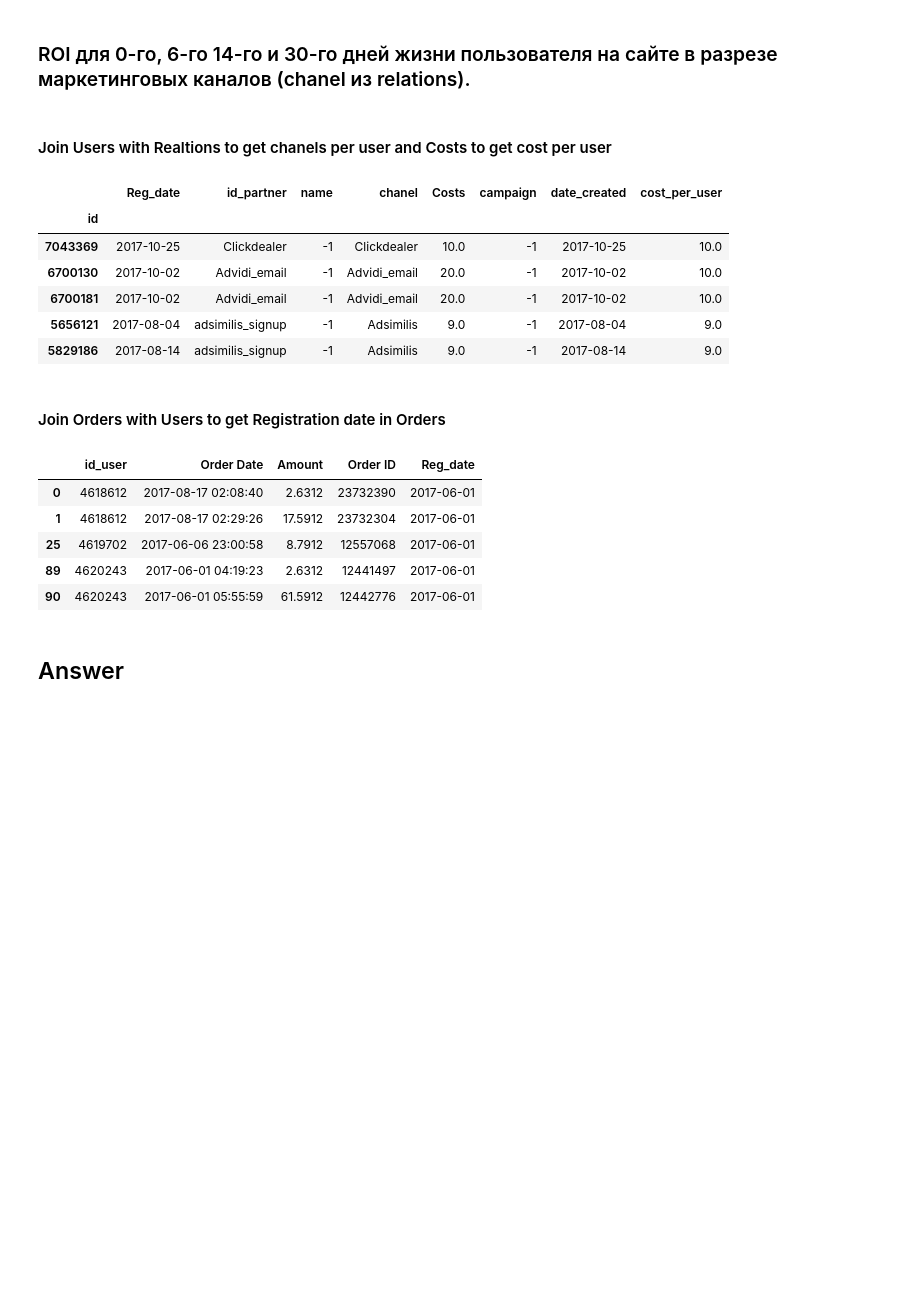
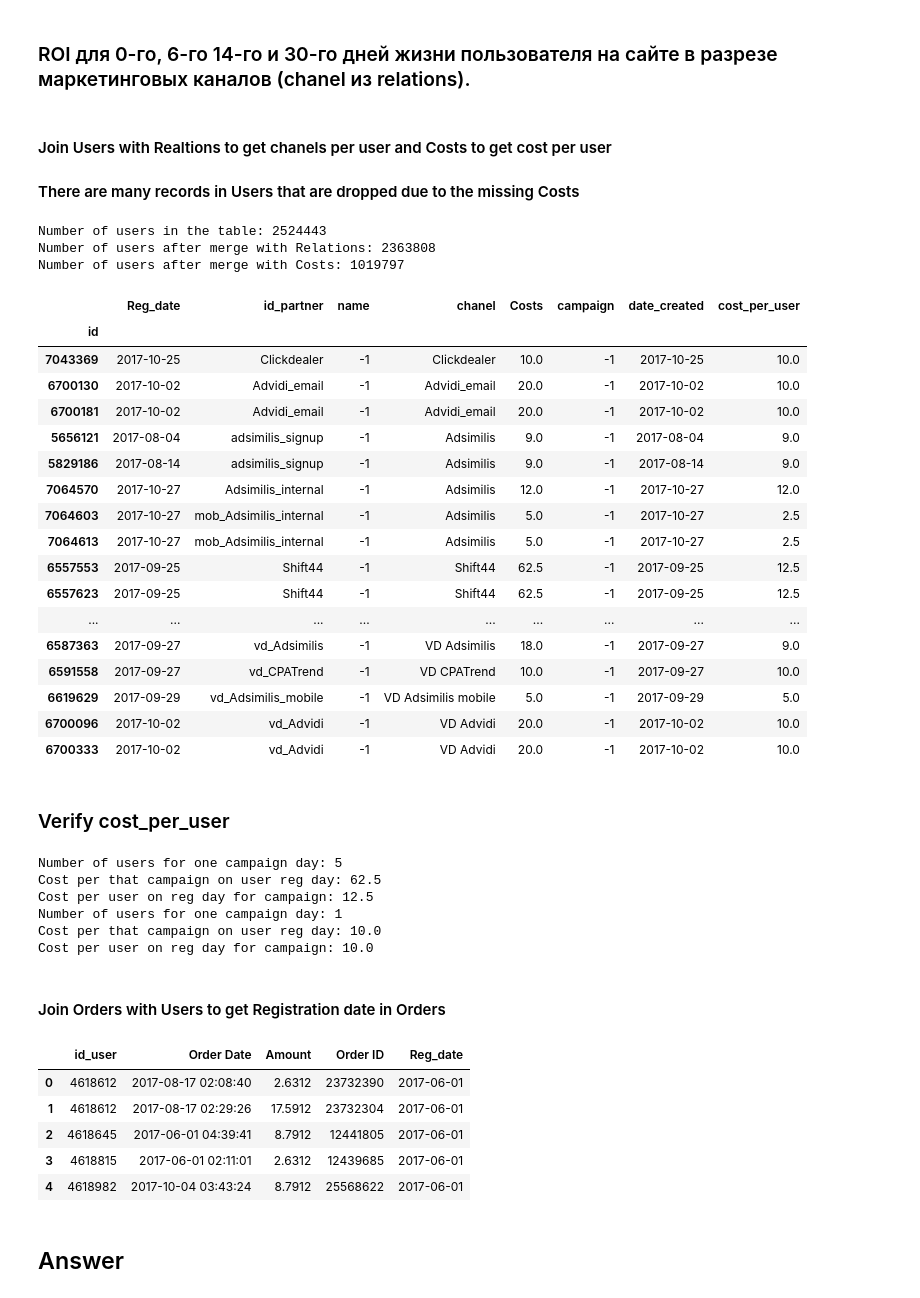
Before and after one commit to 3v1l91l/dss1, a Jupyter notebook: solution_1.ipynb, the cells around one changed output. Saved outputs shown, nothing was run; the diff lists cells and outputs as text; code cells hidden in the pictures; blank space fills up the shorter version.

```diff
--- a/solution_1.ipynb
+++ b/solution_1.ipynb
@@ -14,23 +14,70 @@ users_df, costs_df, relations_df, visits_df, orders_df = load_data()
 ### ROI для 0-го, 6-го 14-го и 30-го дней жизни пользователя на сайте в разрезе маркетинговых каналов (chanel из relations).
 # %% [markdown]
 #### Join Users with Realtions to get chanels per user and Costs to get cost per user
+#### There are many records in Users that are dropped due to the missing Costs
 # %%
-users_df = users_df.merge(relations_df, how='left', on=['name', 'id_partner'])
-users_df = users_df.merge(costs_df, how='inner', left_on=['name', 'id_partner', 'Reg_date'],
+print('Number of users in the table: {}'.format(len(users_df)))
+users_df = users_df.merge(relations_df, how='inner', on=['name', 'id_partner'])
+print('Number of users after merge with Relations: {}'.format(len(users_df)))
+
+users_costs_df = users_df.merge(costs_df, how='inner', left_on=['name', 'id_partner', 'Reg_date'],
                                         right_on=['campaign', 'id_partner', 'date_created'])
+print('Number of users after merge with Costs: {}'.format(len(users_costs_df)))
 users_df.set_index('id', inplace=True)
+users_costs_df.set_index('id', inplace=True)
+# %% [output]
+Number of users in the table: 2524443
+Number of users after merge with Relations: 2363808
+Number of users after merge with Costs: 1019797
 # %%
-users_df['cost_per_user'] = users_df.groupby(['name', 'id_partner', 'Reg_date'])['Costs'].transform(
-    lambda x: np.array(x)[0]/len(x))
-users_df.head()
+users_costs_df['cost_per_user'] = users_costs_df.groupby(['name', 'id_partner', 'Reg_date'])['Costs'].transform(lambda x: np.array(x)[0]/len(x))
+users_costs_df.head(20)
 # %% [output]
 |  | Reg_date | id_partner | name | chanel | Costs | campaign | date_created | cost_per_user |
 | id |  |  |  |  |  |  |  |  |
 | 7043369 | 2017-10-25 | Clickdealer | -1 | Clickdealer | 10.0 | -1 | 2017-10-25 | 10.0 |
 | 6700130 | 2017-10-02 | Advidi_email | -1 | Advidi_email | 20.0 | -1 | 2017-10-02 | 10.0 |
 | 6700181 | 2017-10-02 | Advidi_email | -1 | Advidi_email | 20.0 | -1 | 2017-10-02 | 10.0 |
 | 5656121 | 2017-08-04 | adsimilis_signup | -1 | Adsimilis | 9.0 | -1 | 2017-08-04 | 9.0 |
 | 5829186 | 2017-08-14 | adsimilis_signup | -1 | Adsimilis | 9.0 | -1 | 2017-08-14 | 9.0 |
+| 7064570 | 2017-10-27 | Adsimilis_internal | -1 | Adsimilis | 12.0 | -1 | 2017-10-27 | 12.0 |
+| 7064603 | 2017-10-27 | mob_Adsimilis_internal | -1 | Adsimilis | 5.0 | -1 | 2017-10-27 | 2.5 |
+| 7064613 | 2017-10-27 | mob_Adsimilis_internal | -1 | Adsimilis | 5.0 | -1 | 2017-10-27 | 2.5 |
+| 6557553 | 2017-09-25 | Shift44 | -1 | Shift44 | 62.5 | -1 | 2017-09-25 | 12.5 |
+| 6557623 | 2017-09-25 | Shift44 | -1 | Shift44 | 62.5 | -1 | 2017-09-25 | 12.5 |
+| ... | ... | ... | ... | ... | ... | ... | ... | ... |
+| 6587363 | 2017-09-27 | vd_Adsimilis | -1 | VD Adsimilis | 18.0 | -1 | 2017-09-27 | 9.0 |
+| 6591558 | 2017-09-27 | vd_CPATrend | -1 | VD CPATrend | 10.0 | -1 | 2017-09-27 | 10.0 |
+| 6619629 | 2017-09-29 | vd_Adsimilis_mobile | -1 | VD Adsimilis mobile | 5.0 | -1 | 2017-09-29 | 5.0 |
+| 6700096 | 2017-10-02 | vd_Advidi | -1 | VD Advidi | 20.0 | -1 | 2017-10-02 | 10.0 |
+| 6700333 | 2017-10-02 | vd_Advidi | -1 | VD Advidi | 20.0 | -1 | 2017-10-02 | 10.0 |
+# %% [markdown]
+### Verify cost_per_user
+# %%
+regdate = np.datetime64('2017-09-25')
+id_partner = 'Shift44'
+name = '-1'
+def verify_cost_per_day(regdate, id_partner, name):
+    num_of_users_one_day_one_campaign = len(users_costs_df[(users_costs_df['Reg_date'] == regdate) &
+            (users_costs_df['id_partner'] == id_partner) &
+            (users_costs_df['name'] == name)])
+    print('Number of users for one campaign day: {}'.format(num_of_users_one_day_one_campaign))
+    cost_for_one_day_that_campaign = costs_df[(costs_df['date_created'] == regdate)
+                                              & (costs_df['id_partner'] == id_partner) &
+                                              (costs_df['campaign'] == name)]['Costs'].values[0]
+    print('Cost per that campaign on user reg day: {}'.format(cost_for_one_day_that_campaign))
+    cost_per_user_that_campaign = cost_for_one_day_that_campaign / num_of_users_one_day_one_campaign
+    print('Cost per user on reg day for campaign: {}'.format(cost_per_user_that_campaign))
+
+verify_cost_per_day(np.datetime64('2017-09-25'), 'Shift44', '-1')
+verify_cost_per_day(np.datetime64('2017-10-25'), 'Clickdealer', '-1')
+# %% [output]
+Number of users for one campaign day: 5
+Cost per that campaign on user reg day: 62.5
+Cost per user on reg day for campaign: 12.5
+Number of users for one campaign day: 1
+Cost per that campaign on user reg day: 10.0
+Cost per user on reg day for campaign: 10.0
 # %% [markdown]
 #### Join Orders with Users to get Registration date in Orders
 # %%
@@ -40,9 +87,9 @@ orders_df.head()
 |  | id_user | Order Date | Amount | Order ID | Reg_date |
 | 0 | 4618612 | 2017-08-17 02:08:40 | 2.6312 | 23732390 | 2017-06-01 |
 | 1 | 4618612 | 2017-08-17 02:29:26 | 17.5912 | 23732304 | 2017-06-01 |
-| 25 | 4619702 | 2017-06-06 23:00:58 | 8.7912 | 12557068 | 2017-06-01 |
-| 89 | 4620243 | 2017-06-01 04:19:23 | 2.6312 | 12441497 | 2017-06-01 |
-| 90 | 4620243 | 2017-06-01 05:55:59 | 61.5912 | 12442776 | 2017-06-01 |
+| 2 | 4618645 | 2017-06-01 04:39:41 | 8.7912 | 12441805 | 2017-06-01 |
+| 3 | 4618815 | 2017-06-01 02:11:01 | 2.6312 | 12439685 | 2017-06-01 |
+| 4 | 4618982 | 2017-10-04 03:43:24 | 8.7912 | 25568622 | 2017-06-01 |
 # %%
 def roi_on_day(day, users_df, orders_user_reg_df):
     users_ids = users_df[users_df['Reg_date'] < np.max(users_df['Reg_date']) + np.timedelta64(-day - 1, 'D')].index
```
Also changed, not shown: parts of 12 cells of this notebook, 1 other file.
